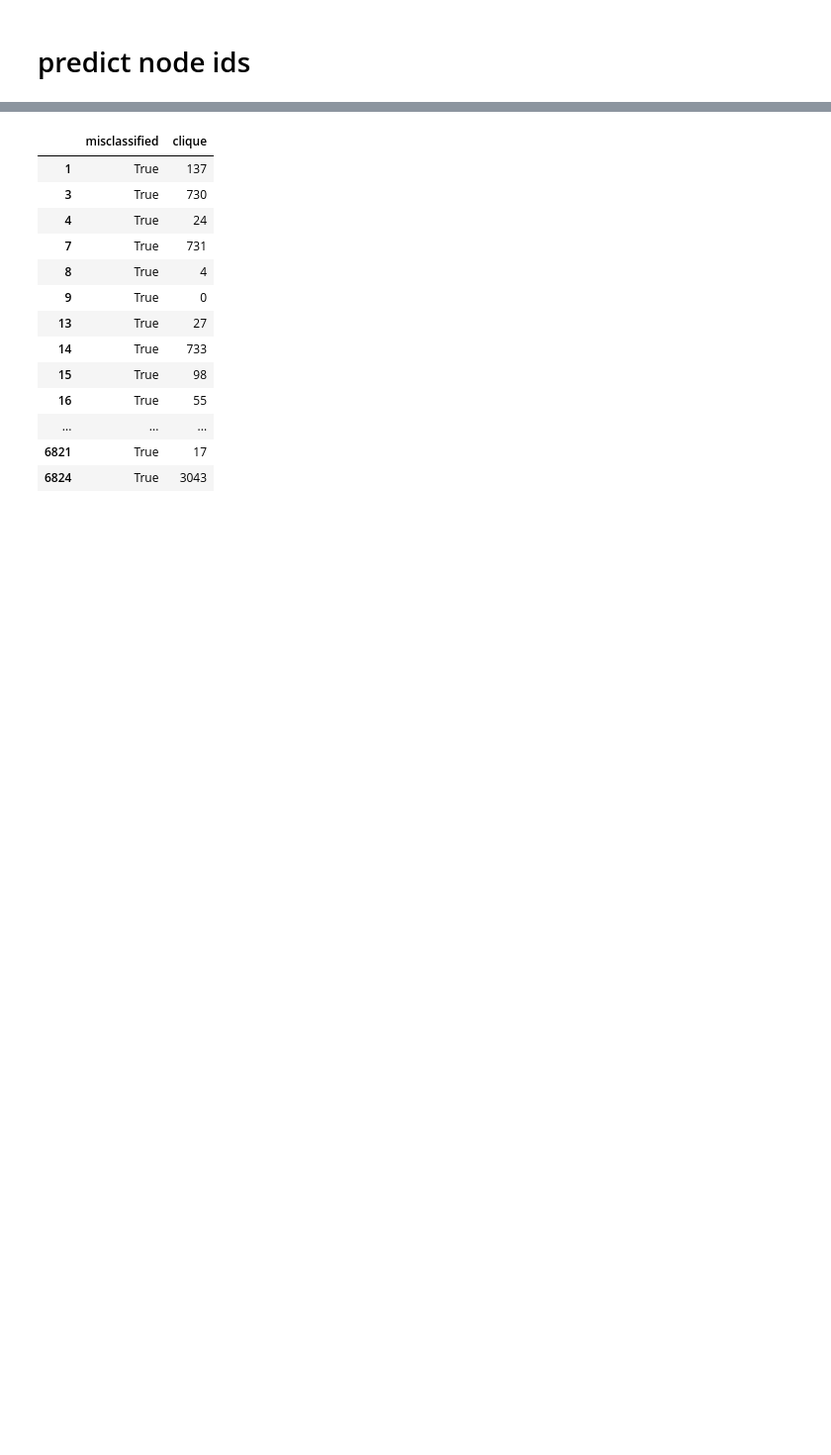
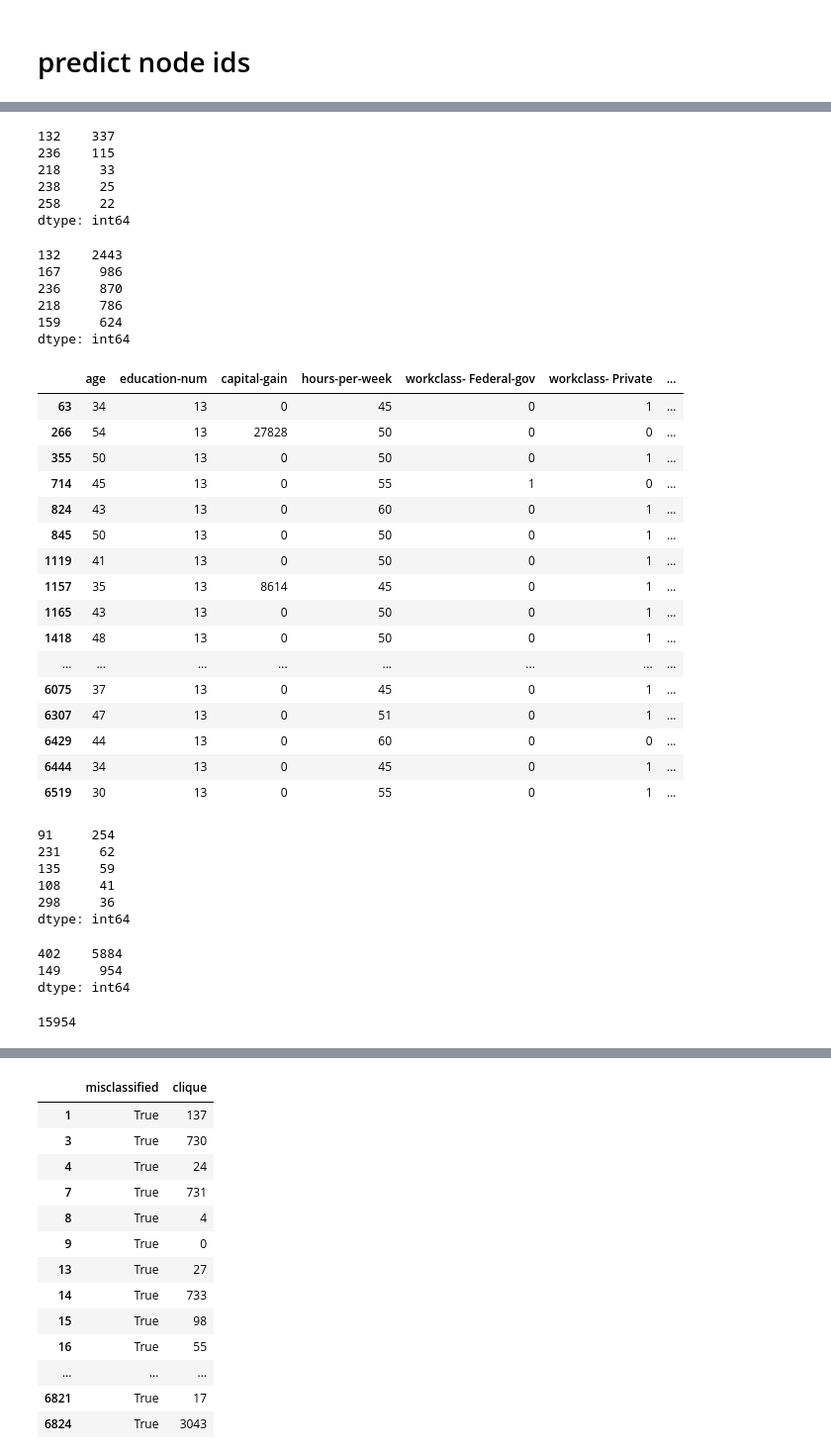
Before and after one commit to jvns/forestspy, a Jupyter notebook: adult dataset.ipynb, the cells around one changed output, grey strips where cells are left out. Shown at 99% size. Drawn from its saved outputs; the diff is of its cells as text; code cells hidden in the pictures; blank space fills up the shorter version.

```diff
--- a/adult dataset.ipynb
+++ b/adult dataset.ipynb
@@ -335,0 +151,4 @@ node_ids = pd.DataFrame((get_node_ids(features) for features in my_test_features
+# %%
+for _ in range(1000):
+
+    spy.predict_nodes(misclassified_fbeatures[0])
@@ -335,0 +184,8 @@ node_ids = pd.DataFrame((get_node_ids(features) for features in my_test_features
+# %%
+import forestspy
+spy = forestspy.ForestSpy(cls, feature_names)
+%lprun -f spy.predict_nodes -f spy.trees[0].node -f spy.trees[0].predicted_node spy.predict_nodes(misclassified_features[0])
+# %%
+def f():
+    for _ in xrange(1000):
+        spy.predict_nodes(misclassified_features[0])
@@ -335,0 +194,59 @@ node_ids = pd.DataFrame((get_node_ids(features) for features in my_test_features
+# %%
+misclassified_node_ids = pd.DataFrame((spy.predict_nodes(f) for f in np.array(misclassified_features)))
+train_node_ids = pd.DataFrame((spy.predict_nodes(f) for f in np.array(TRAIN_FEATURES)))
+test_node_ids = pd.DataFrame((spy.predict_nodes(f) for f in np.array(TEST_FEATURES)))
+# %%
+misclassified_node_ids[1].value_counts()[:5]
+# %% [output]
+132    337
+236    115
+218     33
+238     25
+258     22
+dtype: int64
+# %%
+train_node_ids[1].value_counts()[:5]
+# %% [output]
+132    2443
+167     986
+236     870
+218     786
+159     624
+dtype: int64
+# %%
+df = test_df[test_node_ids[1] == 258]
+nontrivial_columns = df.columns[(df[:5] != 0).any()]
+df[nontrivial_columns]
+# %% [output]
+|  | age | education-num | capital-gain | hours-per-week | workclass- Federal-gov | workclass- Private | ... |
+| 63 | 34 | 13 | 0 | 45 | 0 | 1 | ... |
+| 266 | 54 | 13 | 27828 | 50 | 0 | 0 | ... |
+| 355 | 50 | 13 | 0 | 50 | 0 | 1 | ... |
+| 714 | 45 | 13 | 0 | 55 | 1 | 0 | ... |
+| 824 | 43 | 13 | 0 | 60 | 0 | 1 | ... |
+| 845 | 50 | 13 | 0 | 50 | 0 | 1 | ... |
+| 1119 | 41 | 13 | 0 | 50 | 0 | 1 | ... |
+| 1157 | 35 | 13 | 8614 | 45 | 0 | 1 | ... |
+| 1165 | 43 | 13 | 0 | 50 | 0 | 1 | ... |
+| 1418 | 48 | 13 | 0 | 50 | 0 | 1 | ... |
+| ... | ... | ... | ... | ... | ... | ... | ... |
+| 6075 | 37 | 13 | 0 | 45 | 0 | 1 | ... |
+| 6307 | 47 | 13 | 0 | 51 | 0 | 1 | ... |
+| 6429 | 44 | 13 | 0 | 60 | 0 | 0 | ... |
+| 6444 | 34 | 13 | 0 | 45 | 0 | 1 | ... |
+| 6519 | 30 | 13 | 0 | 55 | 0 | 1 | ... |
+# %%
+node_ids[0].value_counts()[:5]
+# %% [output]
+91     254
+231     62
+135     59
+108     41
+298     36
+dtype: int64
+# %%
+node_ids[4].value_counts()
+# %% [output]
+402    5884
+149     954
+dtype: int64
@@ -335,0 +257,4 @@ node_ids = pd.DataFrame((get_node_ids(features) for features in my_test_features
+# %%
+len(node_ids)
+# %% [output]
+15954
```
Also changed, not shown: parts of 45 cells of this notebook.
